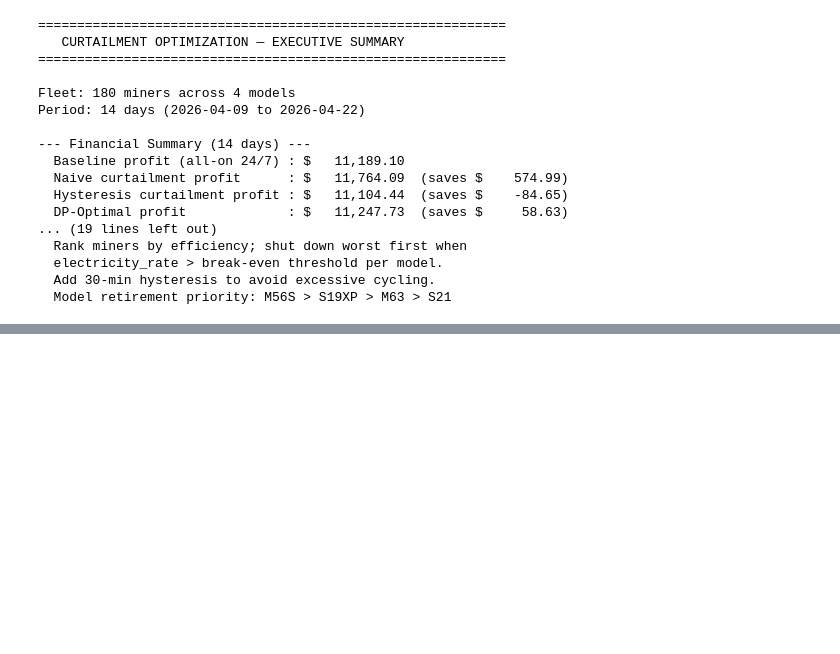
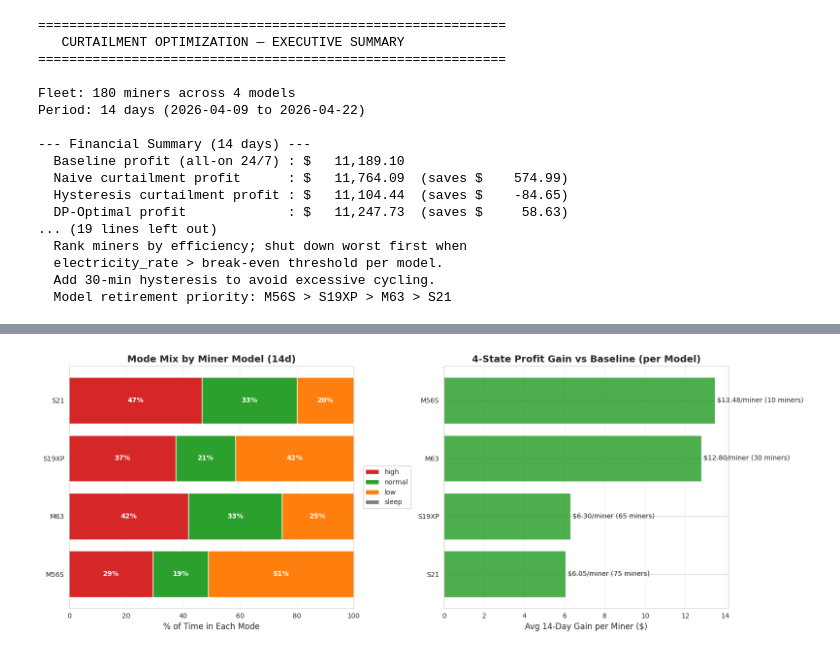
Before and after one commit to ricardo-hdrn/bitcoin-mining-ai-study, a Jupyter notebook: 04_curtailment_optimization.ipynb, the cells around one changed output, grey strips where cells are left out. Saved outputs shown, nothing was run; the diff lists cells and outputs as text; code cells hidden in the pictures; blank space fills up the shorter version.

```diff
--- a/04_curtailment_optimization.ipynb
+++ b/04_curtailment_optimization.ipynb
@@ -1059,0 +1371,78 @@ Period: 14 days (2026-04-09 to 2026-04-22)
+# %%
+# --- Enhanced graph 3: per-model mode mix breakdown ---
+# Map each miner to its model, then compute mode usage per model.
+miner_to_model = registry.set_index('miner_id')['model'].to_dict()
+
+mode_by_model = {}
+for i, mid in enumerate(miners_list_4s):
+    model = miner_to_model.get(mid, 'unknown')
+    mode_by_model.setdefault(model, np.zeros(N_MODES, dtype=int))
+    for m in range(N_MODES):
+        mode_by_model[model][m] += int((schedule_4s[i] == m).sum())
+
+# Convert to fractions per model (so each row sums to 100%)
+models_sorted = sorted(mode_by_model.keys())
+mode_frac = np.array([
+    mode_by_model[mod] / mode_by_model[mod].sum() * 100
+    for mod in models_sorted
+])
+
+fig, axes = plt.subplots(1, 2, figsize=(16, 6), gridspec_kw={'width_ratios': [1, 1]})
+
+# Left: stacked horizontal bar — per-model mode mix
+ax = axes[0]
+left = np.zeros(len(models_sorted))
+for m_idx, mode in enumerate(MODES):
+    ax.barh(models_sorted, mode_frac[:, m_idx], left=left,
+            color=mode_colors[mode], edgecolor='white', label=mode)
+    # Annotate each bar segment
+    for j, mod in enumerate(models_sorted):
+        if mode_frac[j, m_idx] > 3:
+            ax.text(left[j] + mode_frac[j, m_idx] / 2, j,
+                    f'{mode_frac[j, m_idx]:.0f}%',
+                    ha='center', va='center', fontsize=10,
+                    color='white' if mode in ('high','normal','low','sleep') else 'black',
+                    weight='bold')
+    left += mode_frac[:, m_idx]
+
+ax.set_xlabel('% of Time in Each Mode', fontsize=12)
+ax.set_title('Mode Mix by Miner Model (14d)', fontsize=14, weight='bold')
+ax.set_xlim(0, 100)
+ax.legend(loc='center left', bbox_to_anchor=(1.02, 0.5), framealpha=0.95)
+ax.grid(True, alpha=0.3, axis='x')
+
+# Right: profit gain over baseline by model
+miner_profit_4s = pd.DataFrame({
+    'miner_id': miners_list_4s,
+    'profit_4s': profit_4s,
+    'model': [miner_to_model[m] for m in miners_list_4s],
+})
+baseline_per_miner = miner_hour.groupby('miner_id')['profit'].sum()
+miner_profit_4s['baseline_profit'] = miner_profit_4s['miner_id'].map(baseline_per_miner)
+miner_profit_4s['gain_vs_baseline'] = miner_profit_4s['profit_4s'] - miner_profit_4s['baseline_profit']
+
+ax = axes[1]
+gain_by_model = miner_profit_4s.groupby('model').agg(
+    total_gain=('gain_vs_baseline', 'sum'),
+    avg_gain=('gain_vs_baseline', 'mean'),
+    n_miners=('miner_id', 'count'),
+).reset_index().sort_values('avg_gain')
+
+bars = ax.barh(gain_by_model['model'], gain_by_model['avg_gain'],
+               color=['#2ca02c' if v >= 0 else '#d62728' for v in gain_by_model['avg_gain']],
+               alpha=0.85, edgecolor='white')
+for bar, row in zip(bars, gain_by_model.itertuples()):
+    w = bar.get_width()
+    label = f' ${w:.2f}/miner ({row.n_miners} miners)'
+    ax.text(w, bar.get_y() + bar.get_height()/2, label,
+            va='center', fontsize=10,
+            ha='left' if w >= 0 else 'right')
+ax.axvline(0, color='black', lw=0.8)
+ax.set_xlabel('Avg 14-Day Gain per Miner ($)', fontsize=12)
+ax.set_title('4-State Profit Gain vs Baseline (per Model)', fontsize=14, weight='bold')
+ax.grid(True, alpha=0.3, axis='x')
+
+plt.tight_layout()
+plt.show()
+# %% [output]
+[figure, added]
```
Also changed, not shown: parts of 8 cells of this notebook.
